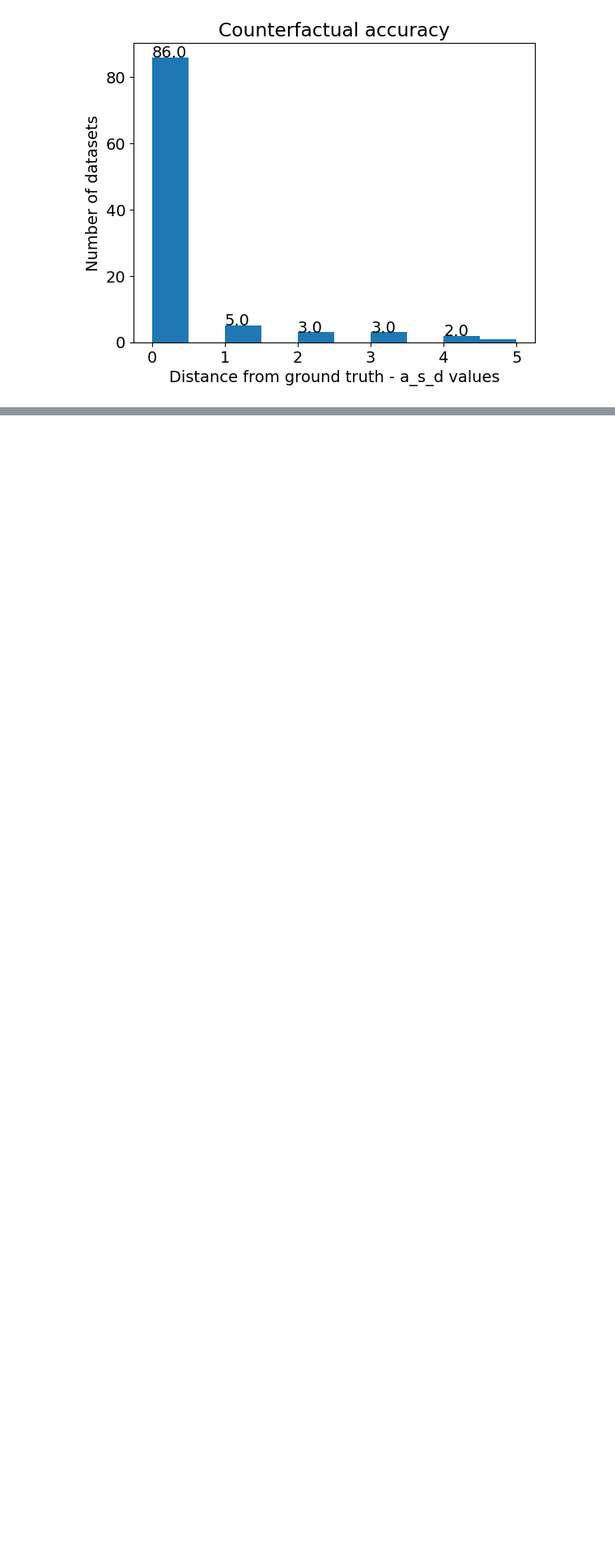
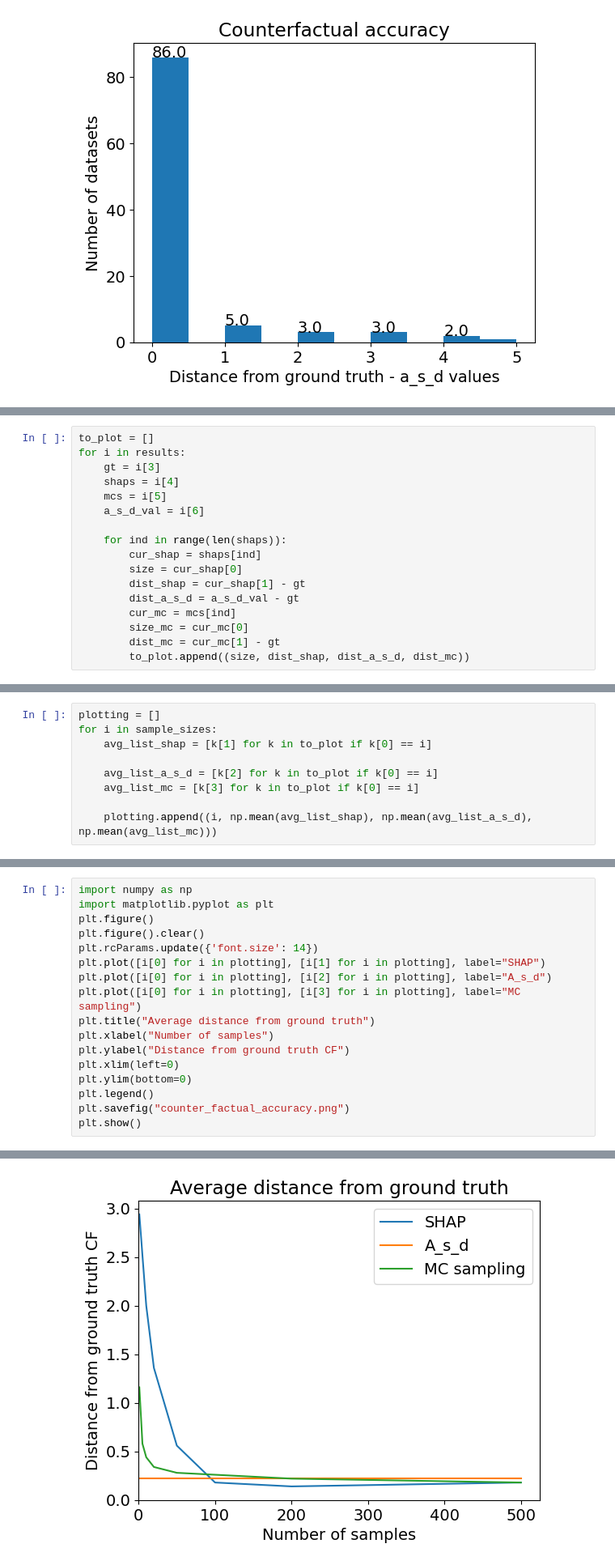
Before and after one commit to Amitbergman/ExplaibableAncientDNAAnalysisTool, a Jupyter notebook: ExperimentCounterFactualAccuracy.ipynb, the cells around one changed output, grey strips where cells are left out. Shown at 81% size. Cells and saved outputs as stored; diff of their text form; blank space fills up the shorter version.

```diff
--- a/ExperimentCounterFactualAccuracy.ipynb
+++ b/ExperimentCounterFactualAccuracy.ipynb
@@ -450,0 +397,17 @@ plt.savefig("accuracy_of_counter_factual_a_s_d.png")
+# %%
+to_plot = []
+for i in results:
+    gt = i[3]
+    shaps = i[4]
+    mcs = i[5]
+    a_s_d_val = i[6]
+
+    for ind in range(len(shaps)):
+        cur_shap = shaps[ind]
+        size = cur_shap[0]
+        dist_shap = cur_shap[1] - gt
+        dist_a_s_d = a_s_d_val - gt
+        cur_mc = mcs[ind]
+        size_mc = cur_mc[0]
+        dist_mc = cur_mc[1] - gt
+        to_plot.append((size, dist_shap, dist_a_s_d, dist_mc))
@@ -450,0 +434,9 @@ plt.savefig("accuracy_of_counter_factual_a_s_d.png")
+# %%
+plotting = []
+for i in sample_sizes:
+    avg_list_shap = [k[1] for k in to_plot if k[0] == i]
+
+    avg_list_a_s_d = [k[2] for k in to_plot if k[0] == i]
+    avg_list_mc = [k[3] for k in to_plot if k[0] == i]
+
+    plotting.append((i, np.mean(avg_list_shap), np.mean(avg_list_a_s_d), np.mean(avg_list_mc)))
@@ -450,0 +454,18 @@ plt.savefig("accuracy_of_counter_factual_a_s_d.png")
+# %%
+import numpy as np
+import matplotlib.pyplot as plt
+plt.figure()
+plt.figure().clear()
+plt.rcParams.update({'font.size': 14})
+plt.plot([i[0] for i in plotting], [i[1] for i in plotting], label="SHAP")
+plt.plot([i[0] for i in plotting], [i[2] for i in plotting], label="A_s_d")
+plt.plot([i[0] for i in plotting], [i[3] for i in plotting], label="MC sampling")
+plt.title("Average distance from ground truth")
+plt.xlabel("Number of samples")
+plt.ylabel("Distance from ground truth CF")
+plt.xlim(left=0)
+plt.ylim(bottom=0)
+plt.legend()
+plt.savefig("counter_factual_accuracy.png")
+plt.show()
+# %% [output]
@@ -450,0 +473 @@ plt.savefig("accuracy_of_counter_factual_a_s_d.png")
+[figure, added]
```
Also changed, not shown: parts of 8 cells of this notebook, 9 other files.
